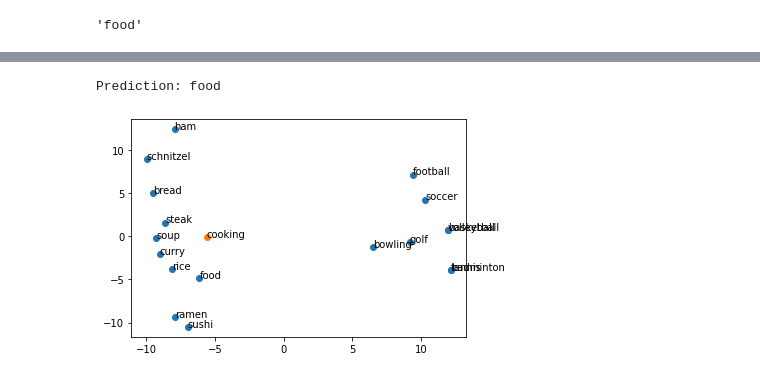
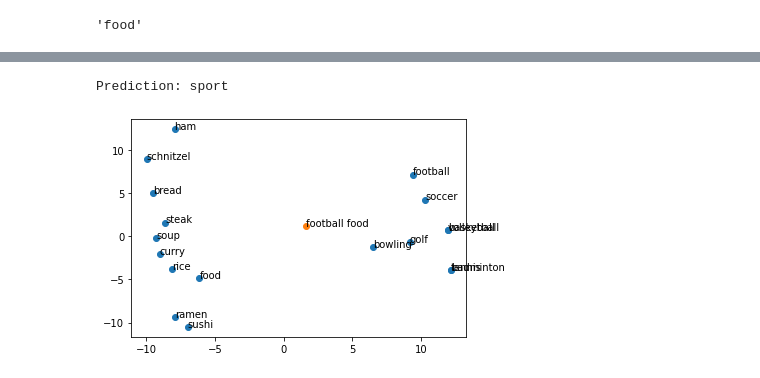
Before and after one commit to arturofigueroabim/research-case-2021, a Jupyter notebook: Experiments/Embeddings_Clf_Test.ipynb, the cells around one changed output, grey strips where cells are left out. Drawn from its saved outputs; the diff is of its cells as text; code cells hidden in the pictures.

```diff
--- a/Experiments/Embeddings_Clf_Test.ipynb
+++ b/Experiments/Embeddings_Clf_Test.ipynb
@@ -67,26 +123,27 @@ df_scale = scale.fit_transform(df.drop('y', axis=1))
 pca = PCA()
 
 pca_fitted = pca.fit_transform(df_scale)
+labels = ["PC"+str(i+1) for i in range(0,18)]
 pca_df = pd.DataFrame(pca_fitted, index = df.index, columns=labels)
 # %%
 # PLOT WORD PCA
 pca_df = pd.DataFrame(pca_fitted, index = df.index, columns=labels)
 
-w = 'cooking'
+w = 'foodfootball'
 d = nlp(w)
 d_pca = pca.transform(scale.transform(d.vector.reshape(1,-1)))
 plt.scatter(pca_df['PC1'], pca_df['PC2'])
 
 
 
 for sample in pca_df.index:
     plt.annotate(sample, (pca_df['PC1'].loc[sample],pca_df['PC2'].loc[sample]))
 
 plt.scatter(d_pca[0][0], d_pca[0][1])
 plt.annotate(w, (d_pca[0][0], d_pca[0][1]))
 
 predword = d.vector.reshape(1,-1)
 print(f"Prediction: {'sport' if logreg.predict(predword)[0] else 'food'}")
 # %% [output]
-Prediction: food
+Prediction: sport
-[figure, old version]
+[figure, new version]
```
Also changed, not shown: parts of 5 cells of this notebook, 4 other files.
